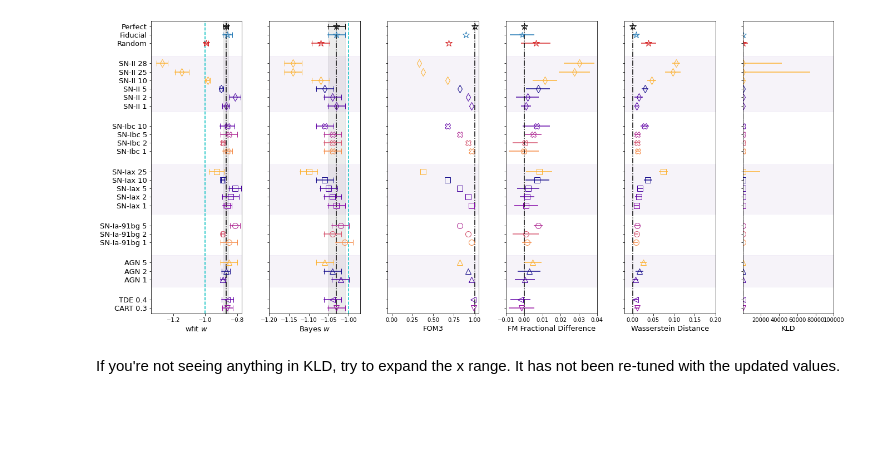
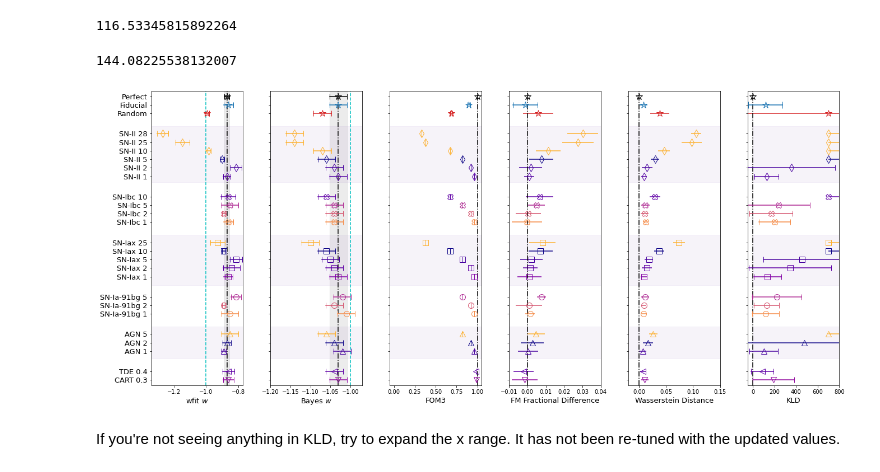
Before and after one commit to emilleishida/resspect_metric, a Jupyter notebook: plots_for_paper/Combination_plots_many_samples.ipynb, the cells around one changed output. Cells and saved outputs as stored; diff of their text form; code cells hidden in the pictures; blank space fills up the shorter version.

Commit message:
tried to make KLD error bars ok, not succeded yet

```diff
--- a/plots_for_paper/Combination_plots_many_samples.ipynb
+++ b/plots_for_paper/Combination_plots_many_samples.ipynb
@@ -232,7 +232,8 @@ for j, (a, c) in enumerate(zip(remap_dict, color_nums)):
 
         if a in df_t['case'].values:
             summary_dict['fom3'][a].append(df_t['fom3'].loc[df_t['case'] == a].values[0])
-            summary_dict['KLD'][a].append(df_t['KLD'].loc[df_t['case'] == a].values[0])
+            kld = df_t['KLD'].loc[df_t['case'] == a].values[0]
+            summary_dict['KLD'][a].append(np.log(max([kld,1])))
             summary_dict['Wasserstein'][a].append(df_t['WassersteinDistanceMedian'].loc[df_t['case'] == a].values[0])
             summary_dict['wfit'][a].append(df_t['wfit_w_lowz'].loc[df_t['case'] == a].values[0])
             summary_dict['wfit_std'][a].append(df_t['wfit_wsig_lowz'].loc[df_t['case'] == a].values[0])
@@ -260,6 +261,14 @@ for j, (a, c) in enumerate(zip(remap_dict, color_nums)):
             summary_dict['FM'][a].append((sig[1]-sig_perf[1])/sig_perf[1])
         except:
             summary_dict['FM'][a].append(np.nan)
+# %%
+np.mean(summary_dict['KLD']['fiducial3000'])
+# %% [output]
+116.53345815892264
+# %%
+np.std(summary_dict['KLD']['fiducial3000'])
+# %% [output]
+144.08225538132007
 # %%
 fig, axes = plt.subplots(1, 6, figsize=(22,10), sharey=True)
 
@@ -314,14 +323,15 @@ ax5.axvline(0, color='k', ls='-.')
 
 # KLD
 ax6 = axes[5]
-ax6.axvline(0, color='k', ls='-.')
+ax6.axvline(1, color='k', ls='-.')
+#ax6.set_xscale('log')
 
 
 i = 0
 tick_lbls = []
 i_list = []
 for j, (a, c) in enumerate(zip(remap_dict, color_nums)):
-    try:
+    if True:
         # wfit
         wfw = np.array([np.mean(summary_dict['wfit'][a])])
         wfw_sig = np.array([np.sqrt(sum([(item * item) for item in summary_dict['wfit_std'][a]])/5)])
@@ -341,7 +351,7 @@ for j, (a, c) in enumerate(zip(remap_dict, color_nums)):
         # fom3
         #fom3 = df['fom3'].loc[df['case'] == a].values
         fom3 =  np.array([np.mean(summary_dict['fom3'][a])])
-        fom3_st = np.array([np.std(summary_dict['fom3'][a], ddof=1)])
+        fom3_sig = np.array([np.std(summary_dict['fom3'][a], ddof=1)])
 
         # KLD
         #kld = df['KLD'].loc[df['case'] == a].values
@@ -418,10 +428,14 @@ for j, (a, c) in enumerate(zip(remap_dict, color_nums)):
                 ax2.plot(bw, -i, '*', color='tab:blue', ms=12, mfc=mfc)
                 ax2.plot([bw - bw_sig, bw + bw_sig], [-i, -i], "|-", color='tab:blue', ms=10)
                 ax3.plot(fom3, -i, '*', color='tab:blue', ms=12, mfc=mfc)
-                ax4.errorbar(fm, np.array([-i]), xerr=fm_st, marker='*', color='tab:blue', ms=10, mfc=mfc)
+                ax3.plot([fom3 - fom3_sig, fom3 + fom3_sig], [-i, -i], "|-", color='tab:blue', ms=10)
+                ax4.plot(fm, -i, '*', color='tab:blue', ms=12, mfc=mfc)
+                ax4.plot([fm - fm_st, fm + fm_st], [-i, -i], "|-", color='tab:blue', ms=10)
+                #ax4.errorbar(fm, np.array([-i]), xerr=fm_st, marker='*', color='tab:blue', ms=10, mfc=mfc)
                 ax5.errorbar(wsd, np.array([-i]), xerr=wsd_st, marker='*', color='tab:blue', ms=12, mfc=mfc)
-                #ax6.semilogx(kld, -i, '*', color='tab:blue', ms=12, mfc=mfc)
-                ax6.errorbar(np.log(kld), np.array([-i]),  xerr=kld_st, marker='*', color='tab:blue', ms=12, mfc=mfc)
+                ax6.plot(kld, np.array([-i]), marker='*', color='tab:blue', ms=12, mfc=mfc)
+                ax6.plot([kld - kld_st, kld + kld_st], [-i, -i], "|-", color='tab:blue', ms=12)
+
         elif 'random' in a:
             if bad_data:
                 ax2.errorbar(bw, [-i], xerr=[0.03], marker='*',color='tab:red',
@@ -430,44 +444,53 @@ for j, (a, c) in enumerate(zip(remap_dict, color_nums)):
                 ax2.plot(bw, -i, '*', color='tab:red', ms=12, mfc=mfc)
                 ax2.plot([bw - bw_sig, bw + bw_sig], [-i, -i], "|-", color='tab:red', ms=10)
                 ax3.plot(fom3, -i, '*', color='tab:red', ms=12, mfc=mfc)
+                ax3.plot([fom3 - fom3_sig, fom3 + fom3_sig], [-i, -i], "|-", color='tab:red', ms=10)
                 ax4.errorbar(fm, np.array([-i]), marker='*', xerr=fm_st, color='tab:red', ms=12, mfc=mfc)
                 ax5.errorbar(wsd, np.array([-i]), marker='*', xerr=wsd_st, color='tab:red', ms=12, mfc=mfc)
-                if np.isnan(kld):
-                    ax6.errorbar(1e10, [-i], xerr=[1e10], marker='*',color='tab:red',
-                                 xlolims=True,
+                if kld > 750:
+                    ax6.errorbar(700, [-i], xerr=[1e10], marker='*',color='tab:red',
+                                 xlolims=True, xuplims=[900],
                                  markersize=12, mfc=mfc)
                 else:
                     #ax6.semilogx(kld, -i, '*', color='tab:red', ms=12, mfc=mfc)
-                    ax6.errorbar(np.log(kld), np.array([-i]), xerr=kld_st, marker='*', color='tab:red', ms=12, mfc=mfc)
+                    ax6.plot(kld, np.array([-i]), marker='*', color='tab:red', ms=12, mfc=mfc)
+                    ax6.plot([kld - kld_st, kld + kld_st], [-i, -i], "|-", color='tab:red', ms=10)
         elif 'perfect' in a:
             ax2.plot(bw, -i, '*', color='k', ms=12, mfc=mfc)
             ax2.plot([bw - bw_sig, bw + bw_sig], [-i, -i], "|-", color='k', ms=10 )
             ax3.plot(fom3, -i, '*', color='k', ms=12, mfc=mfc)
+            ax3.plot([fom3 - fom3_sig, fom3 + fom3_sig], [-i, -i], "|-", color='k', ms=10 )
             ax4.plot(0, -i, '*', color='k', ms=12, mfc=mfc)
             ax5.plot(0, -i, '*', color='k', ms=12, mfc=mfc)
+            ax6.plot(1, -i, '*', color='k', ms=12, mfc=mfc)
         else:
             ax2.plot(bw, -i, color=color_map[c], ms=10, marker=all_shapes[class_], mfc=mfc)
             ax2.plot([bw - bw_sig, bw + bw_sig], [-i, -i], "|-", color=color_map[c], ms=10)
             ax3.plot(fom3, -i, color=color_map[c], ms=10, marker=all_shapes[class_], mfc=mfc)
+            ax3.plot([fom3 - fom3_sig, fom3 + fom3_sig], [-i, -i], "|-", color=color_map[c], ms=10)
             ax4.errorbar(fm, np.array([-i]), xerr=fm_st, color=color_map[c], ms=10, marker=all_shapes[class_], mfc=mfc)
             ax5.errorbar(wsd, np.array([-i]), xerr=wsd_st, color=color_map[c], ms=10, marker=all_shapes[class_], mfc=mfc)
-            if np.isnan(kld):
-                ax6.errorbar(1e10, [-i], xerr=[1e10],  marker=all_shapes[class_], color=color_map[c],
+            if kld > 750:
+                ax6.errorbar(700, [-i], xerr=[1e10],  marker=all_shapes[class_], color=color_map[c],
                                  xlolims=True,
                                  markersize=10, mfc=mfc)
+
             else:
-                #ax6.semilogx(kld, -i, color=color_map[c], ms=10, marker=all_shapes[class_], mfc=mfc)
-                ax6.errorbar(np.log(kld), np.array([-i]), xerr=kld_st,color=color_map[c], ms=10, marker=all_shapes[class_], mfc=mfc)
+                ax6.plot(kld, -i, color=color_map[c], ms=10, marker=all_shapes[class_], mfc=mfc)
+                ax6.plot([kld - kld_st, kld + kld_st], [-i, -i], "|-", color=color_map[c], ms=10)
+                #ax6.errorbar(kld, np.array([-i]), xerr=kld_st,color=color_map[c], ms=10, marker=all_shapes[class_], mfc=mfc)
+                #ax6.scatter(kld)
 
         tick_lbls.append(remap_dict[a])
         i_list.append(-i)
         i +=0.8
+
         if 'random' in a or '99SNIa1' in a:
             i_list.append(-i)
             i += 1.1
             tick_lbls.append('')
-    except:
-        continue
+    #except:
+    #    continue
         #print("Missing: ", a)
 
 tick_locs = i_list[::-1]
@@ -485,7 +508,6 @@ ax5.set_xlabel('Wasserstein Distance', fontsize=13)
 ax6.set_xlabel('KLD', fontsize=13)
 plt.subplots_adjust(bottom=0.15, wspace=0.3) # wspace=0.05
 
-
 if 'ddf' in file_extension:
     ax1.set_xlim(-1.44, -0.97)
     ax2.set_xlim(-1.44, -0.97)
@@ -497,35 +519,35 @@ if 'wfd' in file_extension:
     ax1.set_xlim(-1.34, -0.77)
     ax2.set_xlim(-1.2, -0.97)
     ax3.set_xlim(-0.05, 1.05)
     ax4.set_xlim(-0.01, 0.04)
-    ax5.set_xlim(-0.02, 0.2)
-    ax6.set_xlim(0.001, 1e5)
+    ax5.set_xlim(-0.02, 0.15)
+    ax6.set_xlim(-50, 800)
 
 if 'ddf' in file_extension:
     #ticks = [-4, -13, -19, -24, -27, -30]
     ticks = [-4, -11, -15, -21]
 
     for ax in axes:
         for t in ticks:
             yticks = ax.yaxis.get_major_ticks()
             yticks[t].set_visible(False)
         ax.axvspan(-2.3, 5e10, ymin=0.59, ymax=0.83, alpha=0.08, color='tab:purple')
         ax.axvspan(-2.3, 5e10, ymin=0.17, ymax=0.37, alpha=0.08, color='tab:purple')
 
 if 'wfd' in file_extension:
     ticks = [-4, -11, -16, -22, -26, -30]
 
     for ax in axes:
         for t in ticks:
             yticks = ax.yaxis.get_major_ticks()
             yticks[t].set_visible(False)
         ax.axvspan(-1.5, 2e10, ymin=0.69, ymax=0.88, alpha=0.08, color='tab:purple')
         ax.axvspan(-1.5, 2e10, ymin=0.34, ymax=0.51, alpha=0.08, color='tab:purple')
         ax.axvspan(-1.5, 2e10, ymin=0.09, ymax=0.2, alpha=0.08, color='tab:purple')
 
 #plt.savefig('all_metrics_' + file_extension + '_lowz_20210630_emillesamp_5samp.pdf', bbox_inches='tight')
 plt.show()
 # %% [output]
-[figure, old version]
+[figure, new version]
 # %% [markdown]
 If you're not seeing anything in KLD, try to expand the x range. It has not been re-tuned with the updated values.
```
Also changed, not shown: parts of 4 cells of this notebook.
